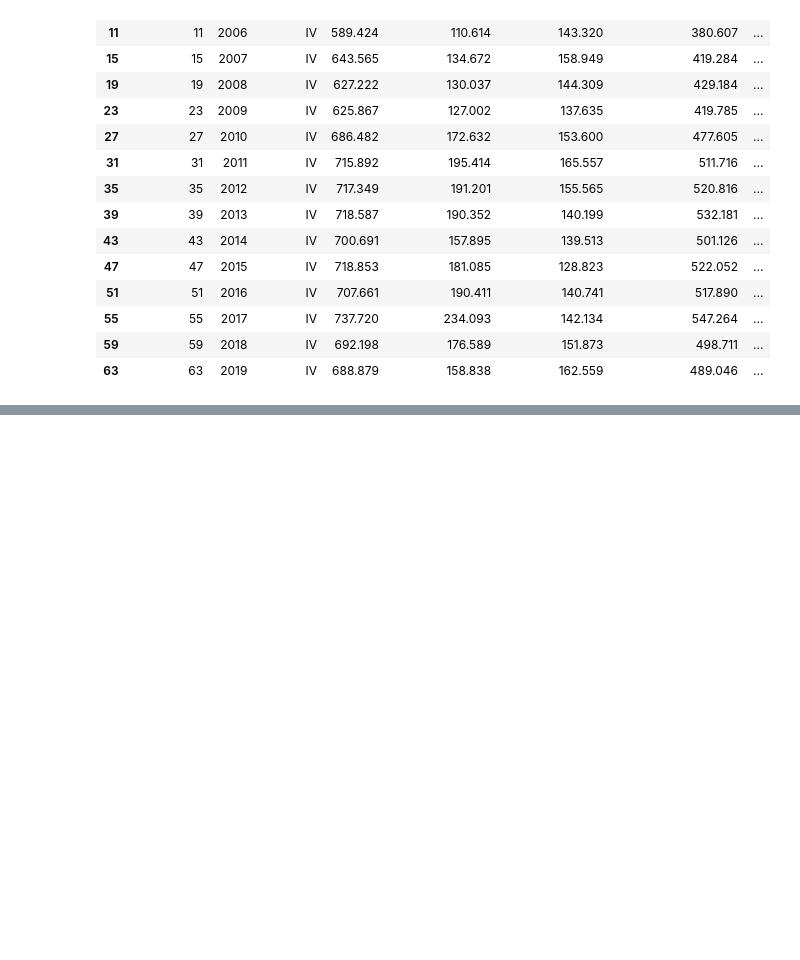
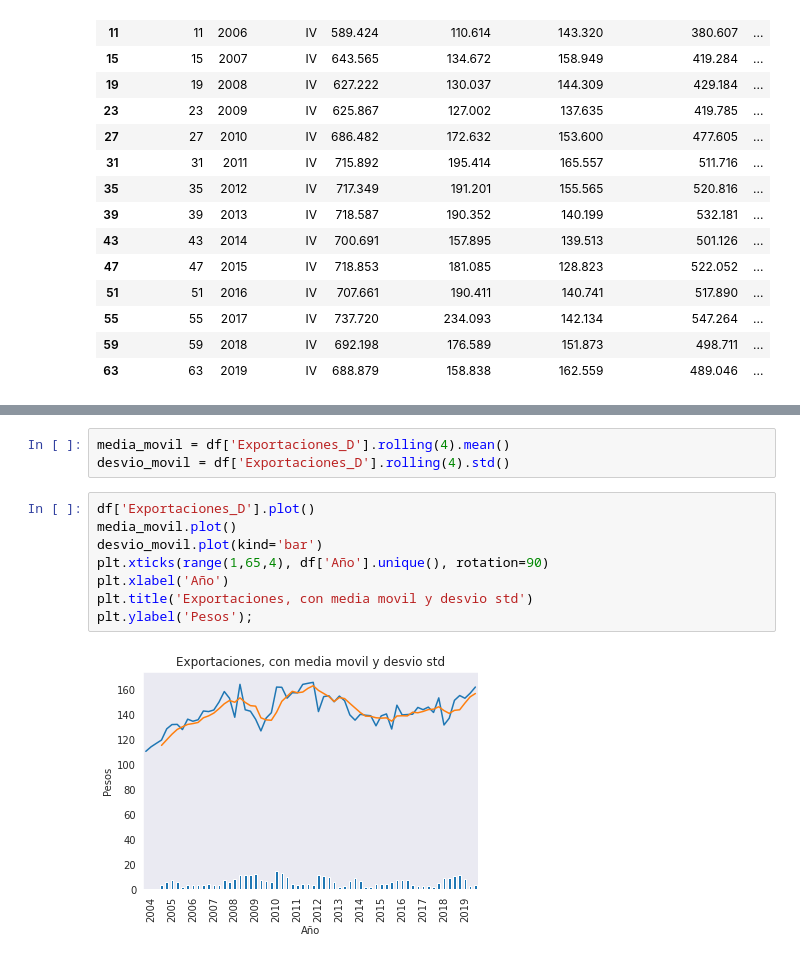
Before and after one commit to matiascabrejos/IA-Humai, a Jupyter notebook: exercise_class5.ipynb, the cells around one changed output, grey strips where cells are left out. Drawn from its saved outputs; the diff is of its cells as text; blank space fills up the shorter version.

```diff
--- a/exercise_class5.ipynb
+++ b/exercise_class5.ipynb
@@ -68 +86,14 @@ df['Trimestre'][3:4]
 Name: Trimestre, dtype: object
+# %%
+media_movil = df['Exportaciones_D'].rolling(4).mean()
+desvio_movil = df['Exportaciones_D'].rolling(4).std()
+# %%
+df['Exportaciones_D'].plot()
+media_movil.plot()
+desvio_movil.plot(kind='bar')
+plt.xticks(range(1,65,4), df['Año'].unique(), rotation=90)
+plt.xlabel('Año')
+plt.title('Exportaciones, con media movil y desvio std')
+plt.ylabel('Pesos');
+# %% [output]
+[figure, added]
```
Also changed, not shown: parts of 4 cells of this notebook.
